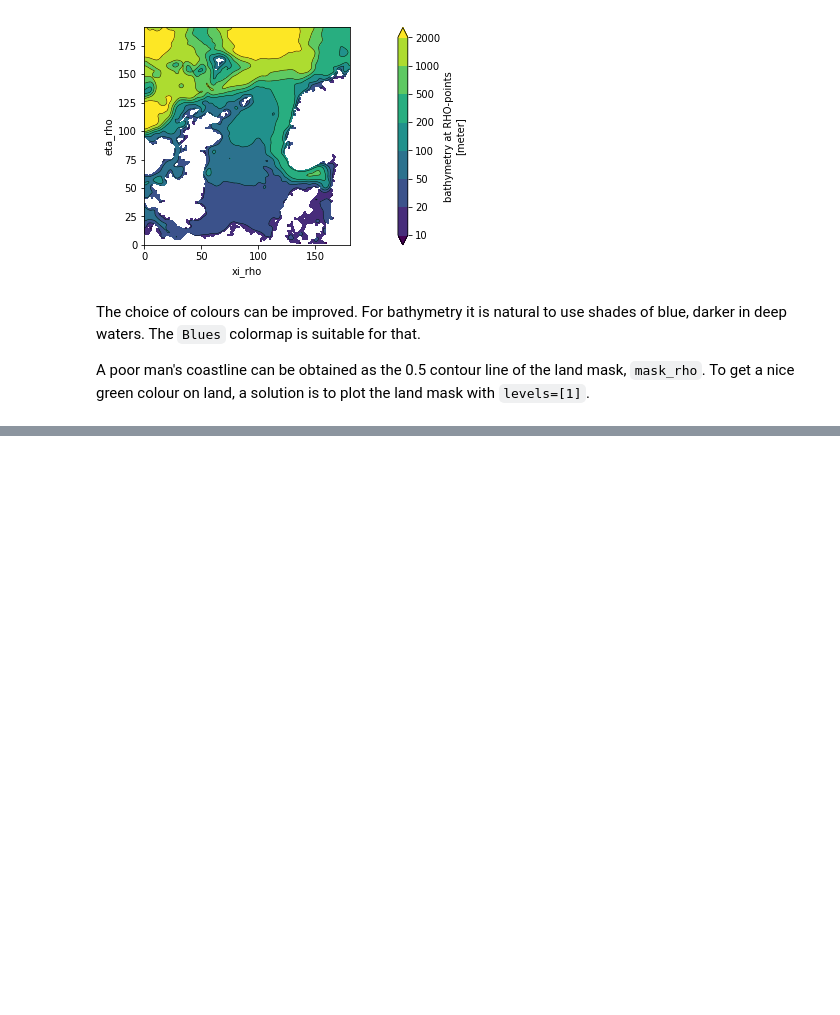
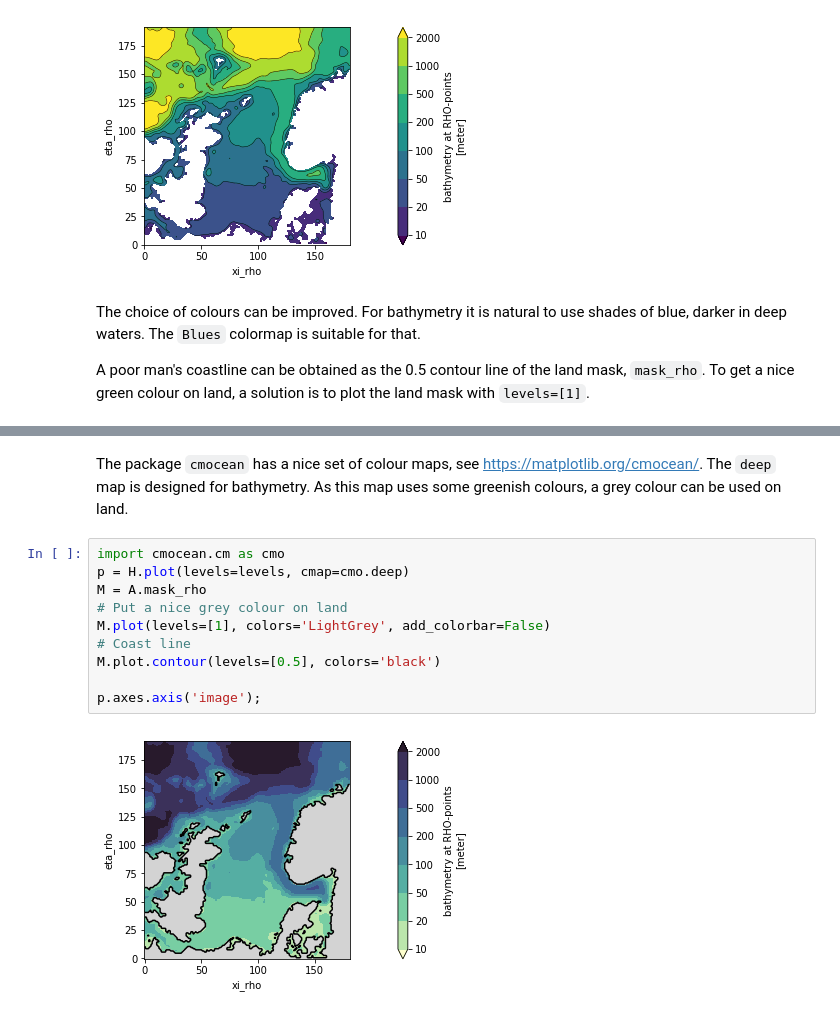
Before and after one commit to bjornaa/xroms0, a Jupyter notebook: examples/plotbathy.ipynb, the cells around one changed output, grey strips where cells are left out. Drawn from its saved outputs; the diff is of its cells as text; blank space fills up the shorter version.

```diff
--- a/examples/plotbathy.ipynb
+++ b/examples/plotbathy.ipynb
@@ -66 +65,19 @@ p.ax.axis('image')
 [figure]
+# %% [markdown]
+The package `cmocean` has a nice set of colour maps,
+see https://matplotlib.org/cmocean/.
+The `deep` map is designed for bathymetry.
+As this map uses some greenish colours,
+a grey colour can be used on land.
+# %%
+import cmocean.cm as cmo
+p = H.plot(levels=levels, cmap=cmo.deep)
+M = A.mask_rho
+# Put a nice grey colour on land
+M.plot(levels=[1], colors='LightGrey', add_colorbar=False)
+# Coast line
+M.plot.contour(levels=[0.5], colors='black')
+
+p.axes.axis('image');
+# %% [output]
+[figure, added]
```
Also changed, not shown: parts of 1 cell of this notebook, 6 other files.
